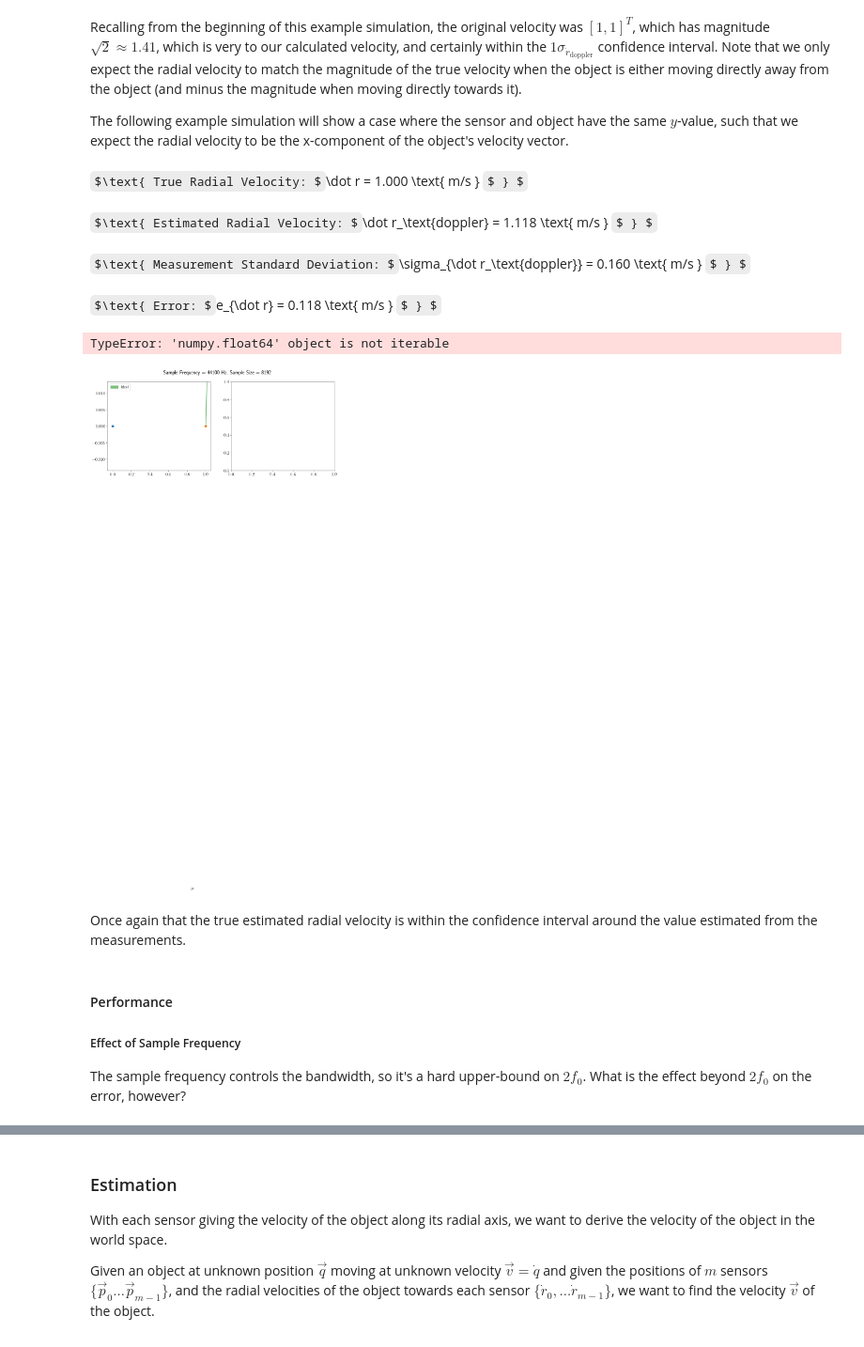
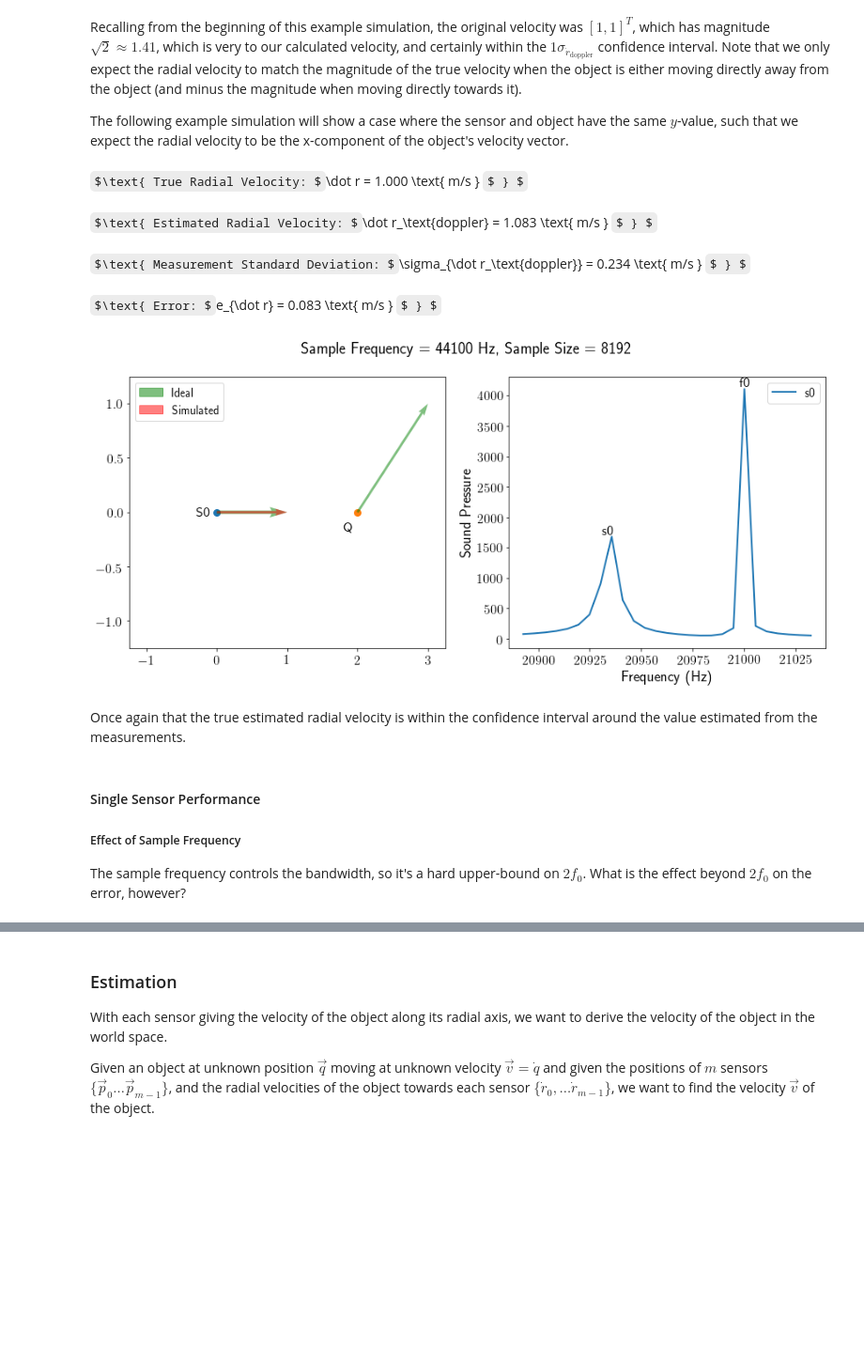
Before and after one commit to EdWard680/pi_echo, a Jupyter notebook: simulation/notebook/Report.ipynb, the cells around one changed output, grey strips where cells are left out. Shown at 94% size. Cells and saved outputs as stored; diff of their text form; code cells hidden in the pictures; some formulas as TeX source; blank space fills up the shorter version.

```diff
--- a/simulation/notebook/Report.ipynb
+++ b/simulation/notebook/Report.ipynb
@@ -52,8 +52,8 @@ Here, $\vec p$ denotes the position of the moving body, $\vec p_i$ denotes the i
 The following python will be used throughout to perform this projection.
 # %%
 # Project v onto p-ps
-def radial_velocity(ps, p, v):
-    r = p - ps
+def radial_velocity(ps, q, v):
+    r = q - ps
     return np.dot(v, r/la.norm(r))
 # %% [markdown]
 ...
@@ -185,30 +185,33 @@ f_s = 44100
 T_s = sample_period(f_s)
 n = 8192
 p0 = np.array([0, 0])
-p = np.array([1, 1])
+q = np.array([2, 2])
 v = np.array([1, 1])
+vr = radial_velocity(p0, q, v)
 
 signal = list(
     signal_gen(
         T_s
         , n
         , p0
-        , p
+        , q
         , v
         , f0
     )
 )
 
+
+
 times = [i*T_s for i in range(len(signal))]
 
-setup, far = side_by_side("Time Domain Signal")
+setup, far = side_by_side("Simulated Signal")
 
-plot_layout(setup, [p0], p=p, v=v)
+plot_layout(setup, [p0], q=q, v=v, vr=[vr])
 
-simple_plot(
-    far
-    , signal
-    , times
-    , xlabel="Time (s)"
-)
+simple_plot(far
+            , signal[:100]
+            , times[:100]
+            , xlabel="Time (s)"
+            , ylabel="Sound Pressure"
+           )
 # %% [output]
@@ -397,10 +414,10 @@ Recalling from the beginning of this example simulation, the original velocity w
 
 The following example simulation will show a case where the sensor and object have the same $y$-value, such that we expect the radial velocity to be the x-component of the object's velocity vector.
 # %%
-def simulate_single(f_s=f_s, n=n, f0=f0, p0=p0, p=p, v=v, batch=False):
-    vr = radial_velocity(p0, p, v)
+def simulate_single(f_s=f_s, n=n, f0=f0, p0=p0, q=q, v=v, batch=False):
+    vr = radial_velocity(p0, q, v)
     T_s = sample_period(f_s)
-    signal = list(signal_gen(T_s, n, p0, p, v, f0))
+    signal = list(signal_gen(T_s, n, p0, q, v, f0))
     spec = freq_spectrum(signal)
     df_mean, df_dev, a = find_shift(T_s, f0, spec)
     vd = inv_doppler(f0, df_mean)
@@ -414,44 +431,43 @@ def simulate_single(f_s=f_s, n=n, f0=f0, p0=p0, p=p, v=v, batch=False):
                     , vr
                     , "m/s"
                     , "True Radial Velocity: "
         )
 
         display_var("\dot r_\\text{doppler}"
                     , vd
                     , "m/s"
                     , "Estimated Radial Velocity: "
         )
 
         display_var("\sigma_{\dot r_\\text{doppler}}"
                     , vd_dev
                     , "m/s"
                     , "Measurement Standard Deviation: "
         )
 
         display_var("e_{\dot r}", err, "m/s", "Error: ")
 
         left, right = side_by_side("Sample Frequency = {} Hz, Sample Size = {}".format(f_s, n))
-        plot_layout(left, [p0], p=p, v=v, vr=[vr], vd=[vd], title="Layout")
+        plot_layout(left, [p0], q=q, v=v, vr=[vr], vd=[vd], title="Layout")
         plot_spectrum(right, [spec], [df_mean], f0, freq_per_bin(T_s, n))
 
 
 # Parallel on x-axis
 simulate_single(
     p0=np.array([0, 0])
-    , p=np.array([1, 0])
+    , q=np.array([2, 0])
     , v=np.array([1, 1])
 )
 # %% [output]
 $\text{ True Radial Velocity: $\dot r = 1.000 \text{ m/s } $ } $
-$\text{ Estimated Radial Velocity: $\dot r_\text{doppler} = 1.118 \text{ m/s } $ } $
+$\text{ Estimated Radial Velocity: $\dot r_\text{doppler} = 1.083 \text{ m/s } $ } $
-$\text{ Measurement Standard Deviation: $\sigma_{\dot r_\text{doppler}} = 0.160 \text{ m/s } $ } $
+$\text{ Measurement Standard Deviation: $\sigma_{\dot r_\text{doppler}} = 0.234 \text{ m/s } $ } $
-$\text{ Error: $e_{\dot r} = 0.118 \text{ m/s } $ } $
+$\text{ Error: $e_{\dot r} = 0.083 \text{ m/s } $ } $
-TypeError: 'numpy.float64' object is not iterable
-[figure, old version]
+[figure, new version]
 # %% [markdown]
 Once again that the true estimated radial velocity is within the confidence interval around the value estimated from the measurements.
 # %% [markdown]
-#### Performance
+#### Single Sensor Performance
 
 ##### Effect of Sample Frequency
 The sample frequency controls the bandwidth, so it's a hard upper-bound on $2f_0$. What is the effect beyond $2f_0$ on the error, however?
```
Also changed, not shown: parts of 11 cells of this notebook.
